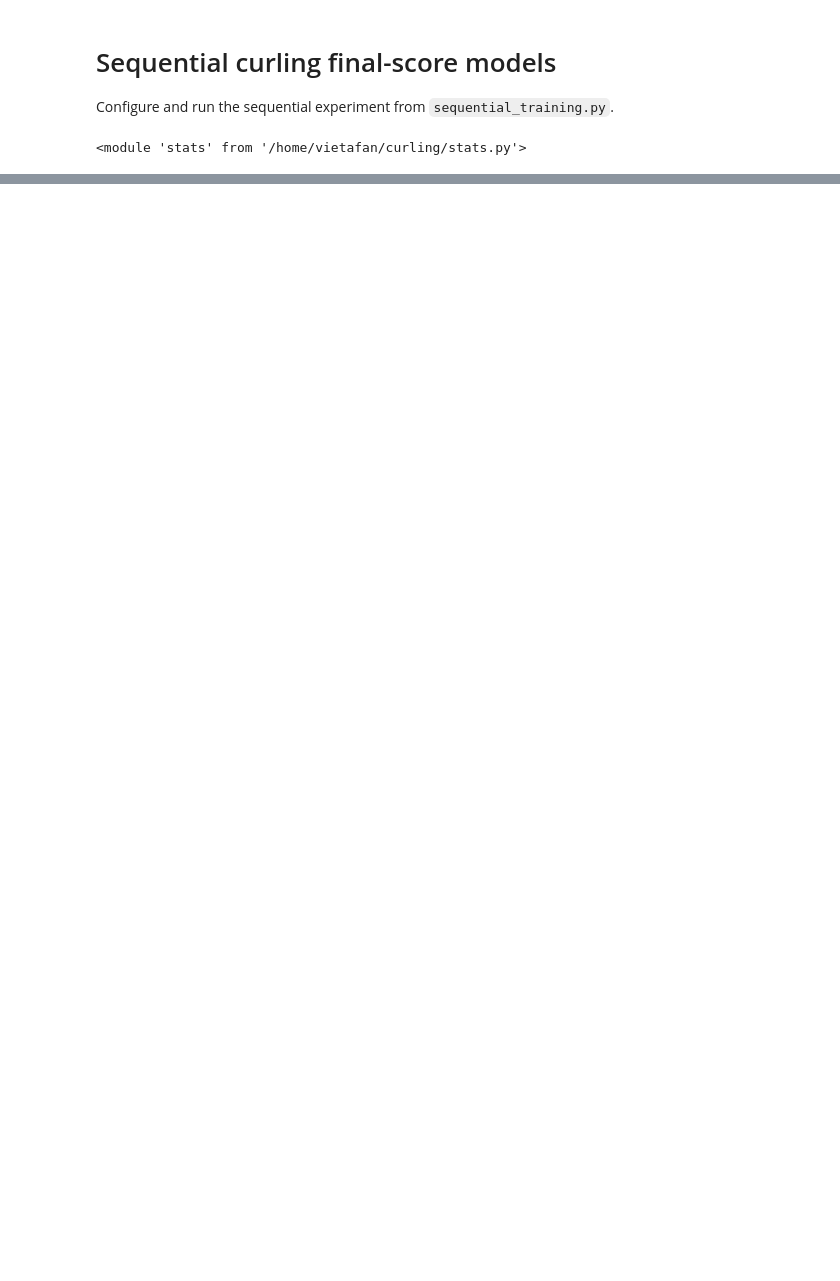
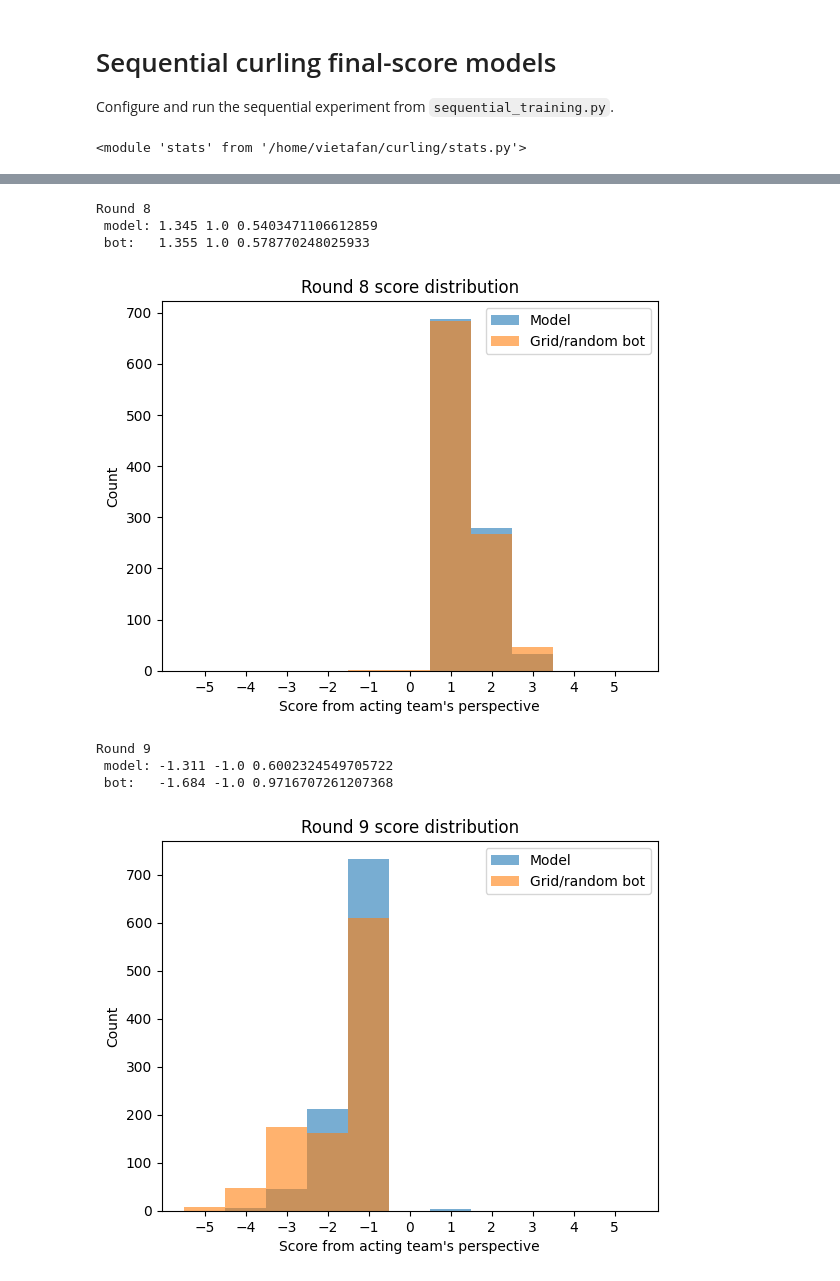
Before and after one commit to kendallzhu/curling, a Jupyter notebook: scratch/sequential_training.ipynb, the cells around one changed output, grey strips where cells are left out. Cells and saved outputs as stored; diff of their text form; code cells hidden in the pictures; blank space fills up the shorter version.

```diff
--- a/scratch/sequential_training.ipynb
+++ b/scratch/sequential_training.ipynb
@@ -115,0 +246,41 @@ seq.save_metadata(artifact_dir / 'metadata.json', {
+# %%
+import numpy as np
+import matplotlib.pyplot as plt
+from pathlib import Path
+
+base = Path("/home/vietafan/curling_data/N5_rows20000_stages2/sequential_experiment")
+comparison_dir = base / "policy_comparisons_1000"
+
+for i in (8, 9):
+  with np.load(comparison_dir / f"policy_comparison_{i}.npz") as z:
+      model = z["model_scores"]
+      bot = z["greedy_scores"]
+      team = z["model_team"]
+
+  # Convert raw team-0 scores into scores from the acting team's perspective.
+  model_actor = np.where(team == 0, model, -model)
+  bot_actor = np.where(team == 0, bot, -bot)
+
+  print(f"Round {i}")
+  print(" model:", np.mean(model_actor), np.median(model_actor), np.std(model_actor))
+  print(" bot:  ", np.mean(bot_actor), np.median(bot_actor), np.std(bot_actor))
+
+  plt.figure()
+  bins = np.arange(-5.5, 6.5, 1)
+  plt.hist(model_actor, bins=bins, alpha=0.6, label="Model")
+  plt.hist(bot_actor, bins=bins, alpha=0.6, label="Grid/random bot")
+  plt.xticks(range(-5, 6))
+  plt.title(f"Round {i} score distribution")
+  plt.xlabel("Score from acting team's perspective")
+  plt.ylabel("Count")
+  plt.legend()
+  plt.show()
+# %% [output]
+Round 8
+ model: 1.345 1.0 0.5403471106612859
+ bot:   1.355 1.0 0.578770248025933
+[figure, added]
+Round 9
+ model: -1.311 -1.0 0.6002324549705722
+ bot:   -1.684 -1.0 0.9716707261207368
+[figure, added]
```
Also changed, not shown: parts of 10 cells of this notebook, 5 other files.
